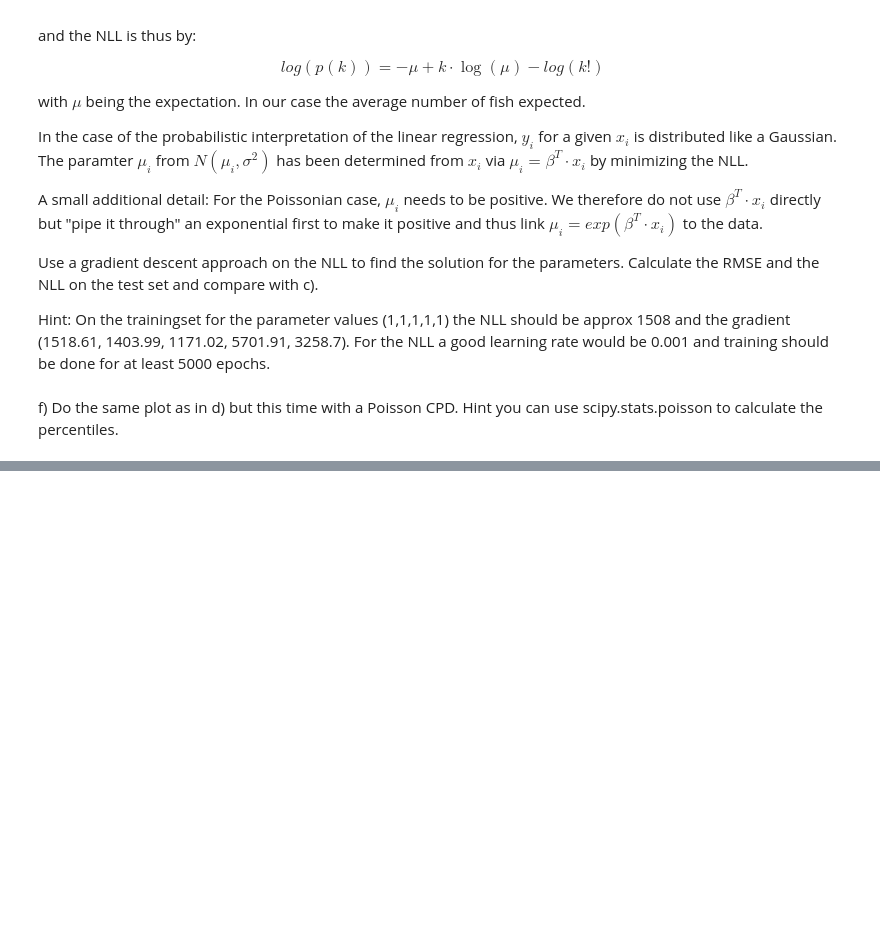
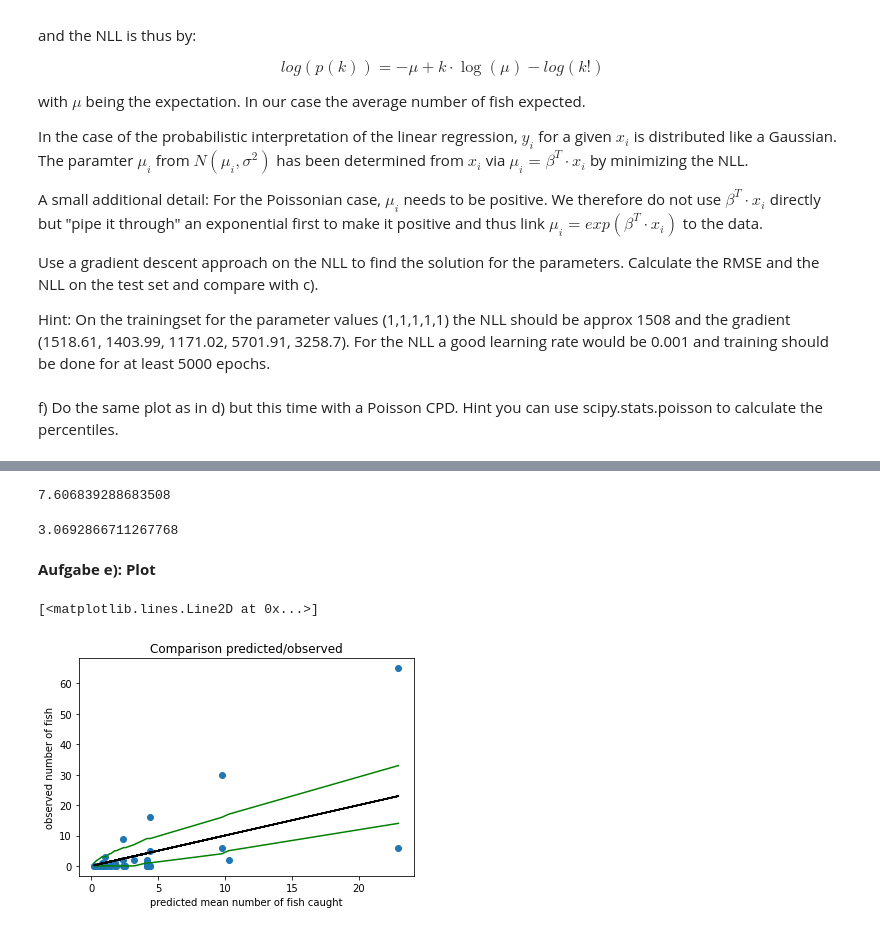
Before and after one commit to GITBSB/DL-A2, a Jupyter notebook: Linear_Regression_onFish.ipynb, the cells around one changed output, grey strips where cells are left out. Drawn from its saved outputs; the diff is of its cells as text; code cells hidden in the pictures; blank space fills up the shorter version.

```diff
--- a/Linear_Regression_onFish.ipynb
+++ b/Linear_Regression_onFish.ipynb
@@ -77,0 +249,26 @@ f) Do the same plot as in d) but this time with a Poisson CPD. Hint you can use
+# %%
+def calcGrad(x, y , w):
+  y_hat = x.dot(w.T)
+  y_hat_exp = np.exp(y_hat)
+  sumofGrad=np.zeros(len(w))
+
+  for i in range(y.shape[0]):
+    for j in range(w.shape[0]):
+      # Berechne die jeweiligen Gradienten mit Ableitung der NLL Formel
+      sumofGrad[j] = sumofGrad[j] + (x[i,j] * ((y_hat_exp[i])-y[i]))
+
+  return sumofGrad / y.shape[0]
+# %%
+x = np.asarray(X)
+y = yt
+ws = np.array([1,1,1,1,1])
+learning_rate = 0.001
+epochs = 5000
+grads = calcGrad(x, y, ws)
+
+for i in range(epochs):
+  ws = (ws - learning_rate * np.asarray(grads))
+  grads = calcGrad(x, y, ws)
+
+print(ws) # Koeffizienten
+print("NLL: ", nll_loss(x, y, ws)) # NLL
@@ -77,0 +280,3 @@ f) Do the same plot as in d) but this time with a Poisson CPD. Hint you can use
+# %%
+yte_hat_poisson = np.exp(Xte_I.dot(ws.T))
+yte_hat_poisson
@@ -77,0 +294,29 @@ f) Do the same plot as in d) but this time with a Poisson CPD. Hint you can use
+# %%
+# RMSE
+np.sqrt(mean_squared_error(yte, yte_hat_poisson))
+# %% [output]
+7.606839288683508
+# %%
+# NLL
+nll_loss(Xte_I, yte, ws)
+# %% [output]
+3.0692866711267768
+# %% [markdown]
+**Aufgabe e): Plot**
+# %%
+from scipy.stats import poisson
+###percentiles
+per1 =poisson.ppf(0.025, yte_hat_poisson)
+per2 =poisson.ppf(0.975, yte_hat_poisson)
+
+
+plt.scatter(yte_hat_poisson, yte)
+plt.title("Comparison predicted/observed")
+plt.xlabel('predicted mean number of fish caught')
+plt.ylabel('observed number of fish')
+plt.plot(yte_hat_poisson[np.argsort(yte_hat_poisson,axis=0)].flatten(), per1[np.argsort(yte_hat_poisson,axis=0)],c="green")
+plt.plot(yte_hat_poisson[np.argsort(yte_hat_poisson,axis=0)].flatten(), per2[np.argsort(yte_hat_poisson,axis=0)],c="green")
+plt.plot(yte_hat_poisson, yte_hat_poisson, c="black")
+# %% [output]
+[<matplotlib.lines.Line2D at 0x...>]
+[figure, added]
```
Also changed, not shown: parts of 27 cells of this notebook.
